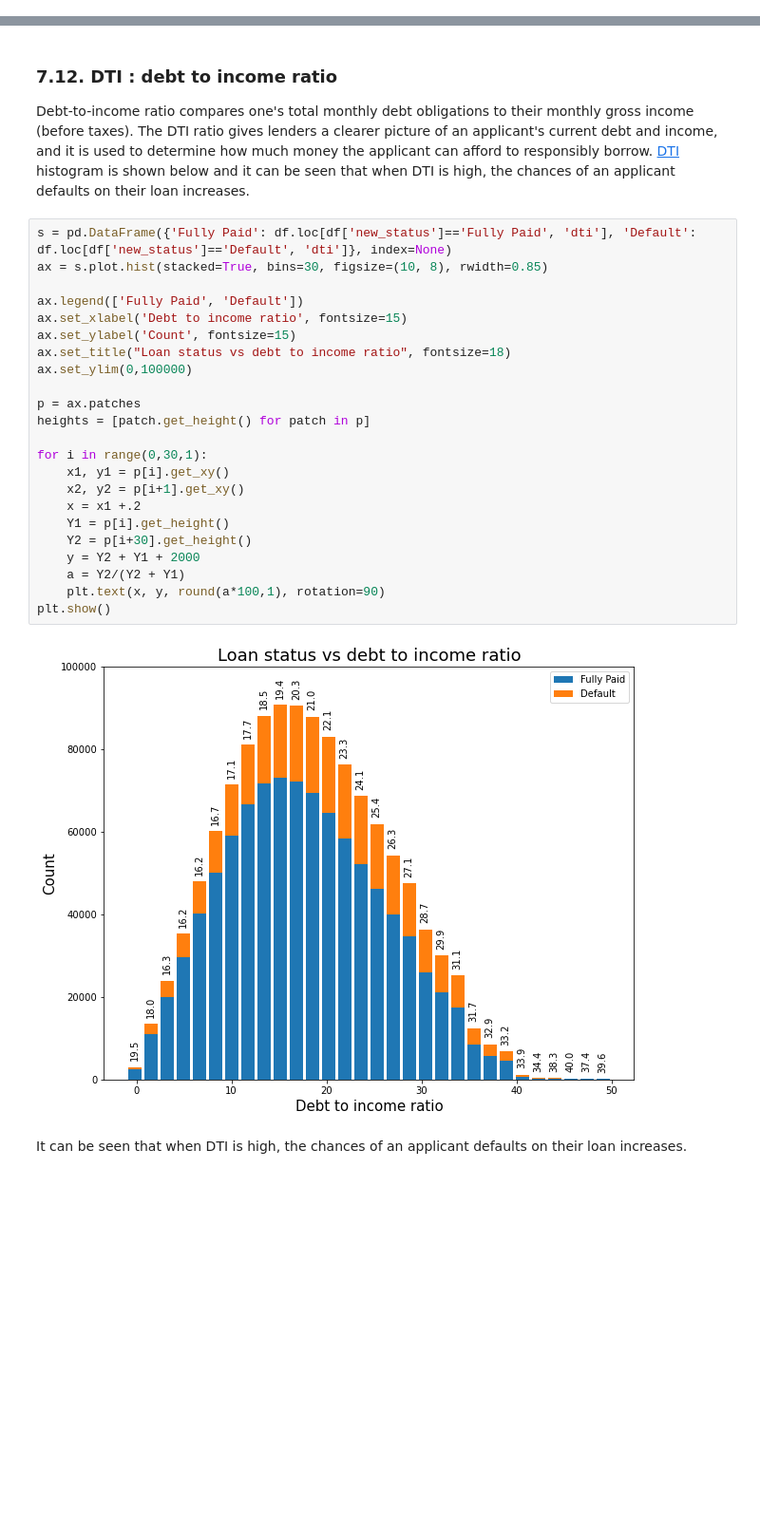
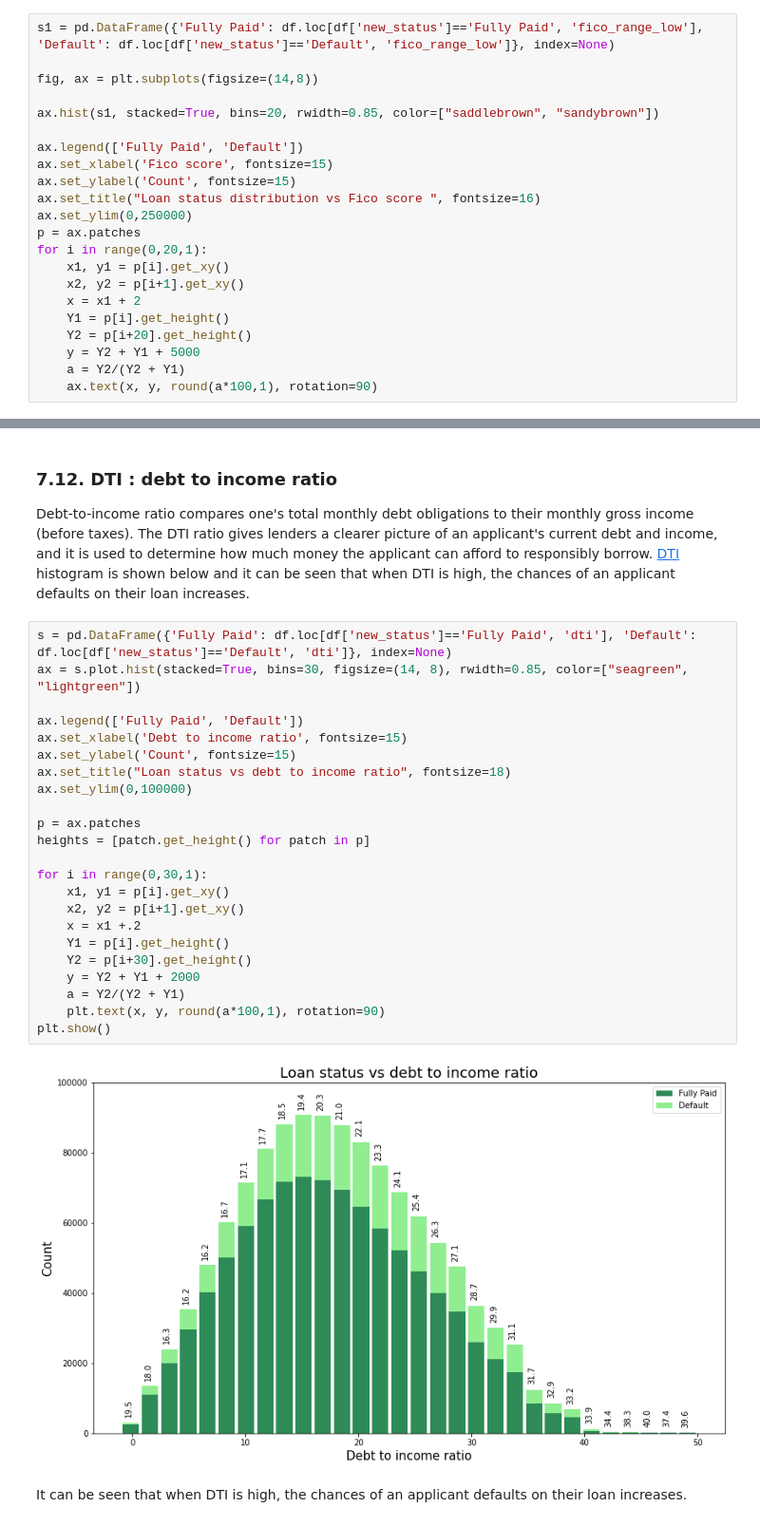
Before and after one commit to somayehY/Somayeh_Youssefi, a Jupyter notebook: LendingClub/LendingClub_ExploratoryDataAnalysis.ipynb, the cells around one changed output, grey strips where cells are left out. Shown at 95% size. Drawn from its saved outputs; the diff is of its cells as text; blank space fills up the shorter version.

```diff
--- a/LendingClub/LendingClub_ExploratoryDataAnalysis.ipynb
+++ b/LendingClub/LendingClub_ExploratoryDataAnalysis.ipynb
@@ -432,3 +435,25 @@ for i in range(0,20,1):
 [figure]
 # %% [markdown]
 Fully  paid loans have higher scores comapred to defaulted loans. As an applicant's credit score increases, the chances that he/she defaults on his/her loans decreases.
+# %%
+s1 = pd.DataFrame({'Fully Paid': df.loc[df['new_status']=='Fully Paid', 'fico_range_low'], 'Default': df.loc[df['new_status']=='Default', 'fico_range_low']}, index=None)
+
+fig, ax = plt.subplots(figsize=(14,8))
+
+ax.hist(s1, stacked=True, bins=20, rwidth=0.85, color=["saddlebrown", "sandybrown"])
+
+ax.legend(['Fully Paid', 'Default'])
+ax.set_xlabel('Fico score', fontsize=15)
+ax.set_ylabel('Count', fontsize=15)
+ax.set_title("Loan status distribution vs Fico score ", fontsize=16)
+ax.set_ylim(0,250000)
+p = ax.patches
+for i in range(0,20,1):
+    x1, y1 = p[i].get_xy()
+    x2, y2 = p[i+1].get_xy()
+    x = x1 + 2
+    Y1 = p[i].get_height()
+    Y2 = p[i+20].get_height()
+    y = Y2 + Y1 + 5000
+    a = Y2/(Y2 + Y1)
+    ax.text(x, y, round(a*100,1), rotation=90)
@@ -808,29 +891,29 @@ Debt-to-income ratio compares one's total monthly debt obligations to their mont
 [DTI](https://www.lendingclub.com/loans/resource-center/calculating-debt-to-income) histogram is shown below and it can be seen that when DTI is high, the chances of an applicant defaults on their loan increases.
 # %%
 s = pd.DataFrame({'Fully Paid': df.loc[df['new_status']=='Fully Paid', 'dti'], 'Default': df.loc[df['new_status']=='Default', 'dti']}, index=None)
-ax = s.plot.hist(stacked=True, bins=30, figsize=(10, 8), rwidth=0.85)
+ax = s.plot.hist(stacked=True, bins=30, figsize=(14, 8), rwidth=0.85, color=["seagreen", "lightgreen"])
 
 ax.legend(['Fully Paid', 'Default'])
 ax.set_xlabel('Debt to income ratio', fontsize=15)
 ax.set_ylabel('Count', fontsize=15)
 ax.set_title("Loan status vs debt to income ratio", fontsize=18)
 ax.set_ylim(0,100000)
 
 p = ax.patches
 heights = [patch.get_height() for patch in p]
 
 for i in range(0,30,1):
     x1, y1 = p[i].get_xy()
     x2, y2 = p[i+1].get_xy()
     x = x1 +.2
     Y1 = p[i].get_height()
     Y2 = p[i+30].get_height()
     y = Y2 + Y1 + 2000
     a = Y2/(Y2 + Y1)
     plt.text(x, y, round(a*100,1), rotation=90)
 plt.show()
 # %% [output]
-[figure, old version]
+[figure, new version]
 # %% [markdown]
 It can be seen that when DTI is high, the chances of an applicant defaults on their loan increases.
 # %% [markdown]
```
Also changed, not shown: parts of 12 cells of this notebook.
